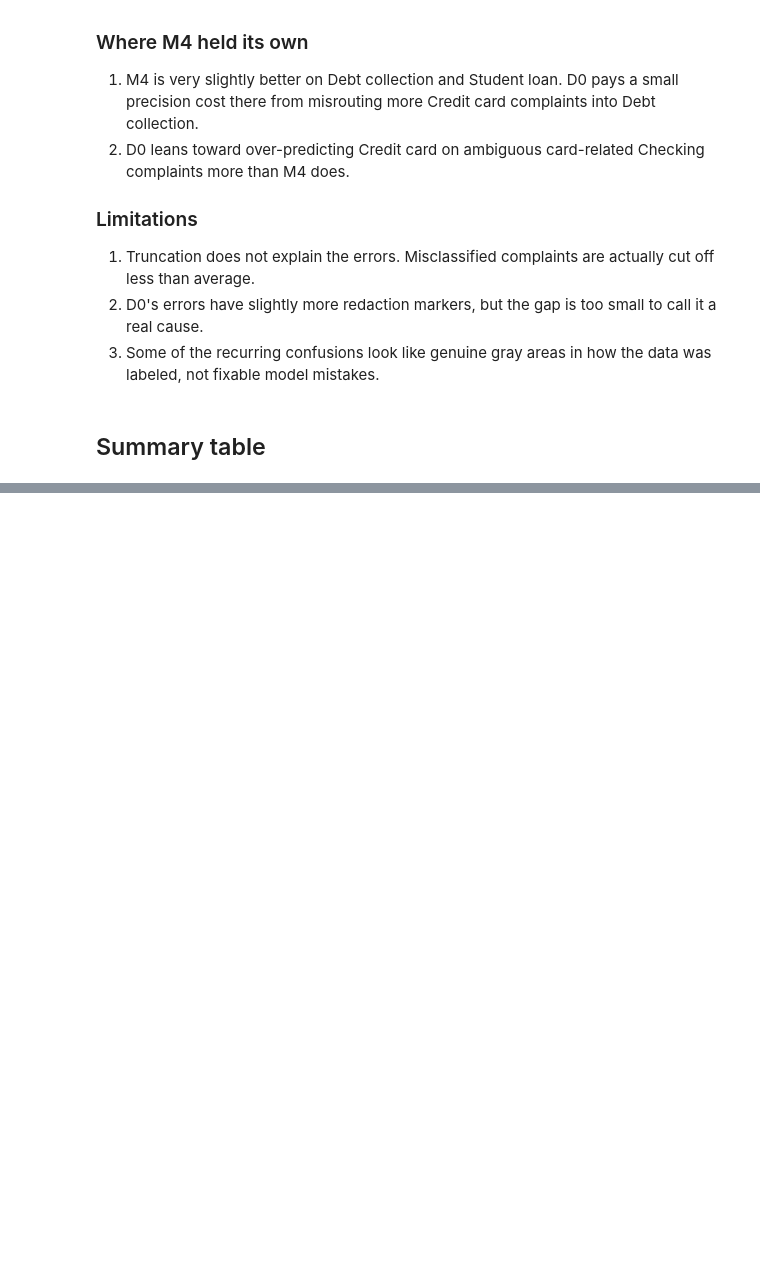
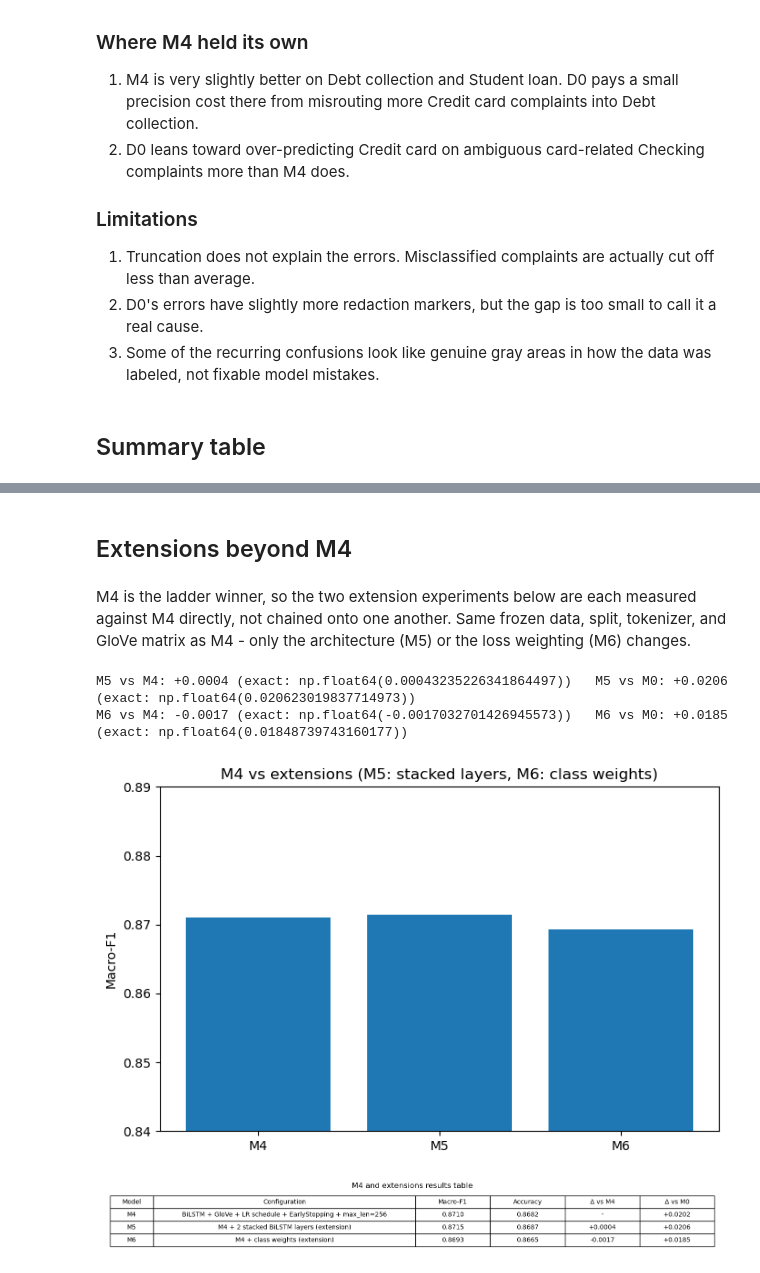
Before and after one commit to Udbhav748/fintech-complaint-classification-lstm-distilbert, a Jupyter notebook: notebooks/05_final_results.ipynb, the cells around one changed output, grey strips where cells are left out. Drawn from its saved outputs; the diff is of its cells as text; code cells hidden in the pictures; blank space fills up the shorter version.

```diff
--- a/notebooks/05_final_results.ipynb
+++ b/notebooks/05_final_results.ipynb
@@ -801,3 +801,57 @@ pd.DataFrame([
 | 5 | Both wrong | - | - | 920 (9.04% of test set) |
 | 6 | Major truncation issue | None found | None found | error groups less truncated than ... |
 | 7 | Main error pattern | Checking<->Money transfer | same pair, smaller | overlapping fintech product vocab... |
+# %% [markdown]
+## Extensions beyond M4
+# %% [markdown]
+M4 is the ladder winner, so the two extension experiments below are each measured against M4 directly, not chained onto one another. Same frozen data, split, tokenizer, and GloVe matrix as M4 - only the architecture (M5) or the loss weighting (M6) changes.
+# %%
+ext_order = ["M4", "M5", "M6"]
+ext_desc = {
+    "M4": "BiLSTM + GloVe + LR schedule + EarlyStopping + max_len=256",
+    "M5": "M4 + 2 stacked BiLSTM layers (extension)",
+    "M6": "M4 + class weights (extension)",
+}
+ext_f1 = {exp: df[df["experiment"] == exp]["macro_f1"].iloc[0] for exp in ext_order}
+ext_acc = {exp: df[df["experiment"] == exp]["accuracy"].iloc[0] for exp in ext_order}
+
+for exp in ["M5", "M6"]:
+    d_m4 = calculate_deltas(current_f1=ext_f1[exp], previous_f1=ext_f1["M4"])["delta_vs_previous"]
+    d_m0 = calculate_deltas(current_f1=ext_f1[exp], baseline_m0_f1=m0_mean)["delta_vs_m0"]
+    print(f"{exp} vs M4: {format_delta(d_m4)} (exact: {d_m4!r})   {exp} vs M0: {format_delta(d_m0)} (exact: {d_m0!r})")
+# %% [output]
+M5 vs M4: +0.0004 (exact: np.float64(0.00043235226341864497))   M5 vs M0: +0.0206 (exact: np.float64(0.020623019837714973))
+M6 vs M4: -0.0017 (exact: np.float64(-0.0017032701426945573))   M6 vs M0: +0.0185 (exact: np.float64(0.01848739743160177))
+# %%
+fig, ax = plt.subplots(figsize=(7, 4.5))
+ax.bar(ext_order, [ext_f1[e] for e in ext_order])
+ax.set_ylabel("Macro-F1")
+ax.set_ylim(0.84, 0.89)
+ax.set_title("M4 vs extensions (M5: stacked layers, M6: class weights)")
+plt.tight_layout()
+fig.savefig("../assets/extensions_comparison.png", dpi=150)
+plt.show()
+# %% [output]
+[figure, added]
+# %%
+rows_ext = []
+prev_f1 = ext_f1["M4"]
+for exp in ext_order:
+    macro, acc = ext_f1[exp], ext_acc[exp]
+    d_m4 = "-" if exp == "M4" else f"{macro - ext_f1['M4']:+.4f}"
+    d_m0 = f"{macro - m0_mean:+.4f}"
+    rows_ext.append((exp, ext_desc[exp], macro, acc, d_m4, d_m0))
+
+fig, ax = plt.subplots(figsize=(14, 1.8))
+ax.axis("off")
+cell_text = [[r[0], r[1], f"{r[2]:.4f}", f"{r[3]:.4f}", r[4], r[5]] for r in rows_ext]
+col_labels = ["Model", "Configuration", "Macro-F1", "Accuracy", "Δ vs M4", "Δ vs M0"]
+tbl = ax.table(cellText=cell_text, colLabels=col_labels, loc="center", cellLoc="center",
+               colWidths=[0.07, 0.42, 0.12, 0.12, 0.12, 0.12])
+tbl.auto_set_font_size(False); tbl.set_fontsize(10); tbl.scale(1, 1.8)
+ax.set_title("M4 and extensions results table")
+plt.tight_layout()
+fig.savefig("../assets/extensions_table.png", dpi=150)
+plt.show()
+# %% [output]
+[figure, added]
```
Also changed, not shown: parts of 2 cells of this notebook, 39 other files.
